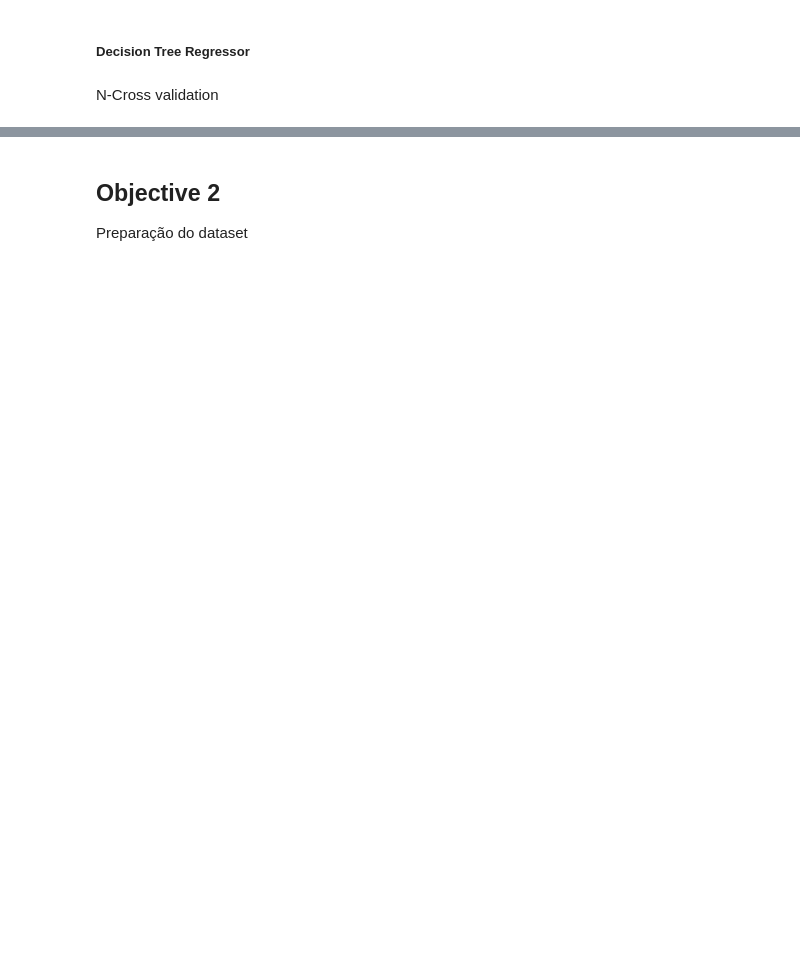
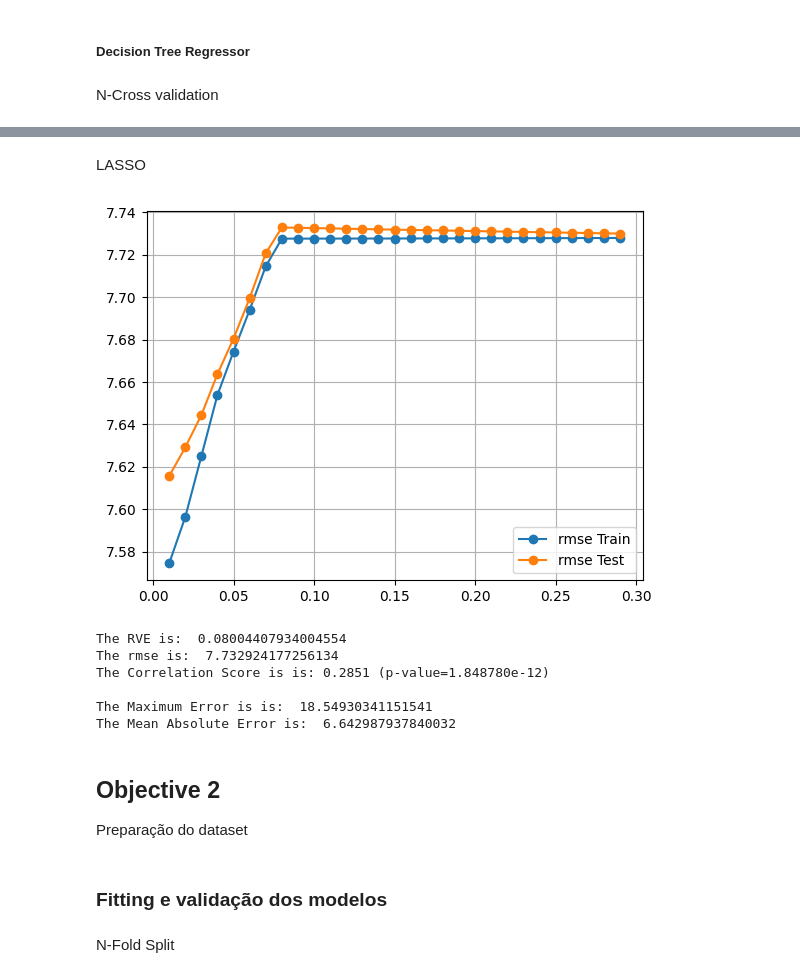
Before and after one commit to Singularitty/AAAssignments, a Jupyter notebook: Assignment 1/assignment1.ipynb, the cells around one changed output, grey strips where cells are left out. Cells and saved outputs as stored; diff of their text form; code cells hidden in the pictures; blank space fills up the shorter version.

```diff
--- a/Assignment 1/assignment1.ipynb
+++ b/Assignment 1/assignment1.ipynb
@@ -114,0 +181,12 @@ plt.show()
+# %%
+#Então agora usamos o ridge para alpha=0.2
+
+ridge = Ridge(alpha=0.2, max_iter=9999999).fit(X_obj1_TRAIN, y_obj1_TRAIN)  #Em alpha=10, estamos overpenalizing
+
+print("The bias is: ",  ridge.intercept_)
+print("The other parameters are: ")
+for i, beta in enumerate(ridge.coef_):
+    print("\t B%02d -> %9.3f"% (i+1, beta))
+
+preds=ridge.predict(X_obj1_IVS)
+printRegStatistics(y_obj1_IVS, preds)
@@ -115,3 +211,36 @@ plt.show()
+# %% [markdown]
+LASSO
+# %%
+rmse_train = []
+rmse_test = []
+alphas=[0.01*i for i in range(1,30)]
+for alpha in alphas:
+    L = Lasso(alpha=alpha, max_iter=100000).fit(X_obj1_TRAIN, y_obj1_TRAIN)
+    preds_tr=L.predict(X_obj1_TRAIN)
+    preds_te=L.predict(X_obj1_IVS)
+    rmse_train.append(mean_squared_error(y_obj1_TRAIN, preds_tr, squared=False))
+    rmse_test.append(mean_squared_error(y_obj1_IVS, preds_te, squared=False))
+
+plt.plot(alphas, rmse_train, label="rmse Train",marker='o')
+plt.plot(alphas, rmse_test, label="rmse Test",marker='o')
+plt.grid()
+plt.legend()
+plt.show() # o melhor alpha é 0.08
+# %% [output]
+[figure, added]
+# %%
+#E agora aplicamos o LASSO para alfa=0.08
+
+L = Lasso(alpha=0.08, max_iter=9999999).fit(X_obj1_TRAIN, y_obj1_TRAIN)
+preds=L.predict(X_obj1_IVS)
+printRegStatistics(y_obj1_IVS, preds)
+# %% [output]
+The RVE is:  0.08004407934004554
+The rmse is:  7.732924177256134
+The Correlation Score is is: 0.2851 (p-value=1.848780e-12)
+
+The Maximum Error is is:  18.54930341151541
+The Mean Absolute Error is:  6.642987937840032
 # %% [markdown]
 ## Objective 2
 Preparação do dataset
@@ -127,0 +264,4 @@ y_obj2 = parkinsons_objective2["total_UPDRS"]
+# %% [markdown]
+### Fitting e validação dos modelos
+# %% [markdown]
+N-Fold Split
```
Also changed, not shown: parts of 21 cells of this notebook.
